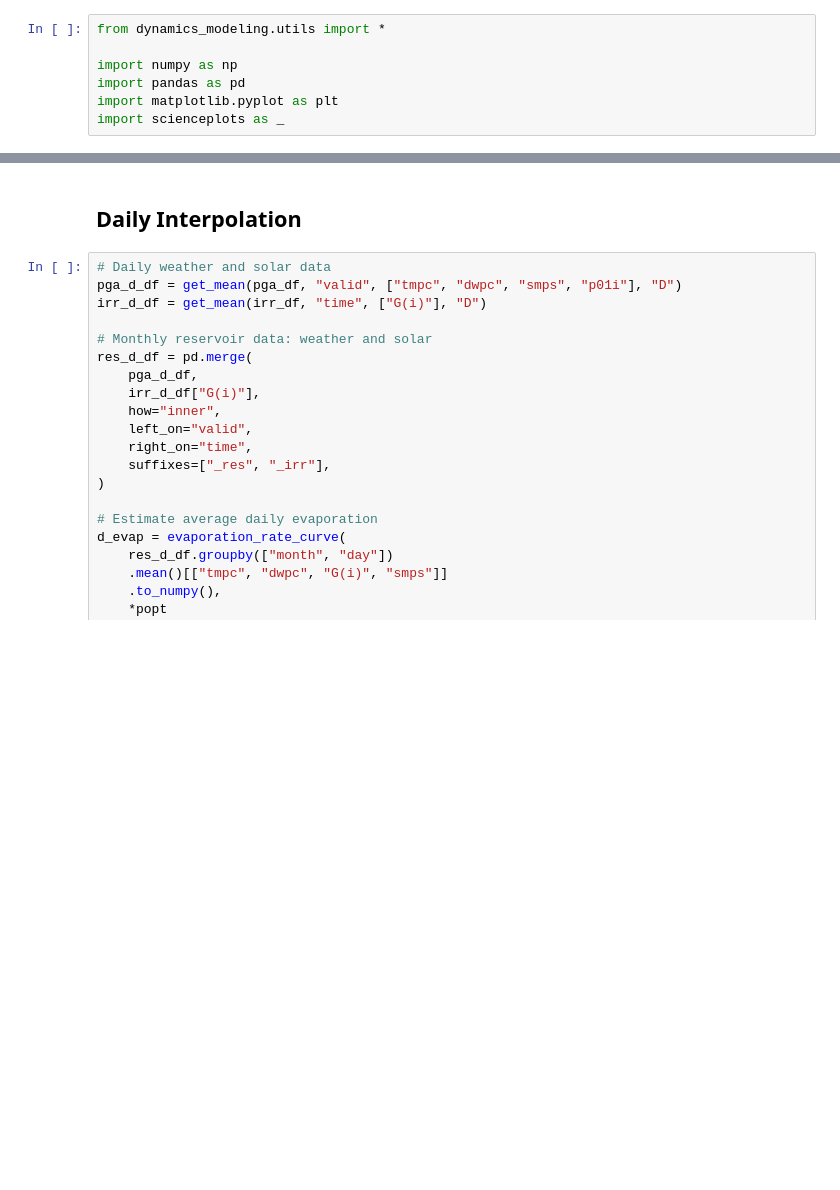
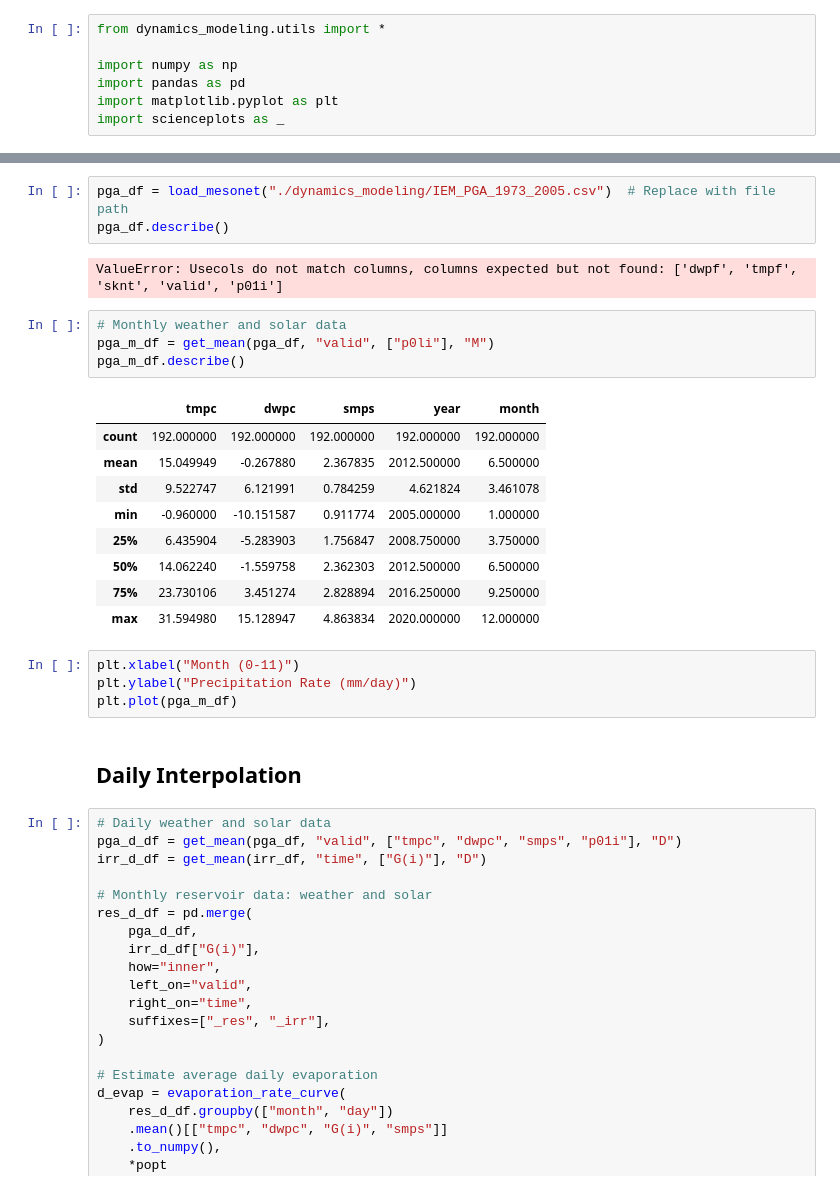
Before and after one commit to quinnouyang/Bodaway-Gap-Research, a Jupyter notebook: dynamics_modeling/reservoir/precipitation.ipynb, the cells around one changed output, grey strips where cells are left out. Drawn from its saved outputs; the diff is of its cells as text; blank space fills up the shorter version.

Commit message:
dynamics_modeling: Reorganize notebooks

```diff
--- a/dynamics_modeling/reservoir/weather.ipynb
+++ b/dynamics_modeling/reservoir/precipitation.ipynb
@@ -86,3 +28,26 @@ plt.plot()
+# %%
+pga_df = load_mesonet("./dynamics_modeling/IEM_PGA_1973_2005.csv")  # Replace with file path
+pga_df.describe()
+# %% [output]
+ValueError: Usecols do not match columns, columns expected but not found: ['dwpf', 'tmpf', 'sknt', 'valid', 'p01i']
+# %%
+# Monthly weather and solar data
+pga_m_df = get_mean(pga_df, "valid", ["p0li"], "M")
+pga_m_df.describe()
+# %% [output]
+|  | tmpc | dwpc | smps | year | month |
+| count | 192.000000 | 192.000000 | 192.000000 | 192.000000 | 192.000000 |
+| mean | 15.049949 | -0.267880 | 2.367835 | 2012.500000 | 6.500000 |
+| std | 9.522747 | 6.121991 | 0.784259 | 4.621824 | 3.461078 |
+| min | -0.960000 | -10.151587 | 0.911774 | 2005.000000 | 1.000000 |
+| 25% | 6.435904 | -5.283903 | 1.756847 | 2008.750000 | 3.750000 |
+| 50% | 14.062240 | -1.559758 | 2.362303 | 2012.500000 | 6.500000 |
+| 75% | 23.730106 | 3.451274 | 2.828894 | 2016.250000 | 9.250000 |
+| max | 31.594980 | 15.128947 | 4.863834 | 2020.000000 | 12.000000 |
+# %%
+plt.xlabel("Month (0-11)")
+plt.ylabel("Precipitation Rate (mm/day)")
+plt.plot(pga_m_df)
 # %% [markdown]
 ## Daily Interpolation
 # %%
```
Also changed, not shown: parts of 6 cells of this notebook, 3 other files.
